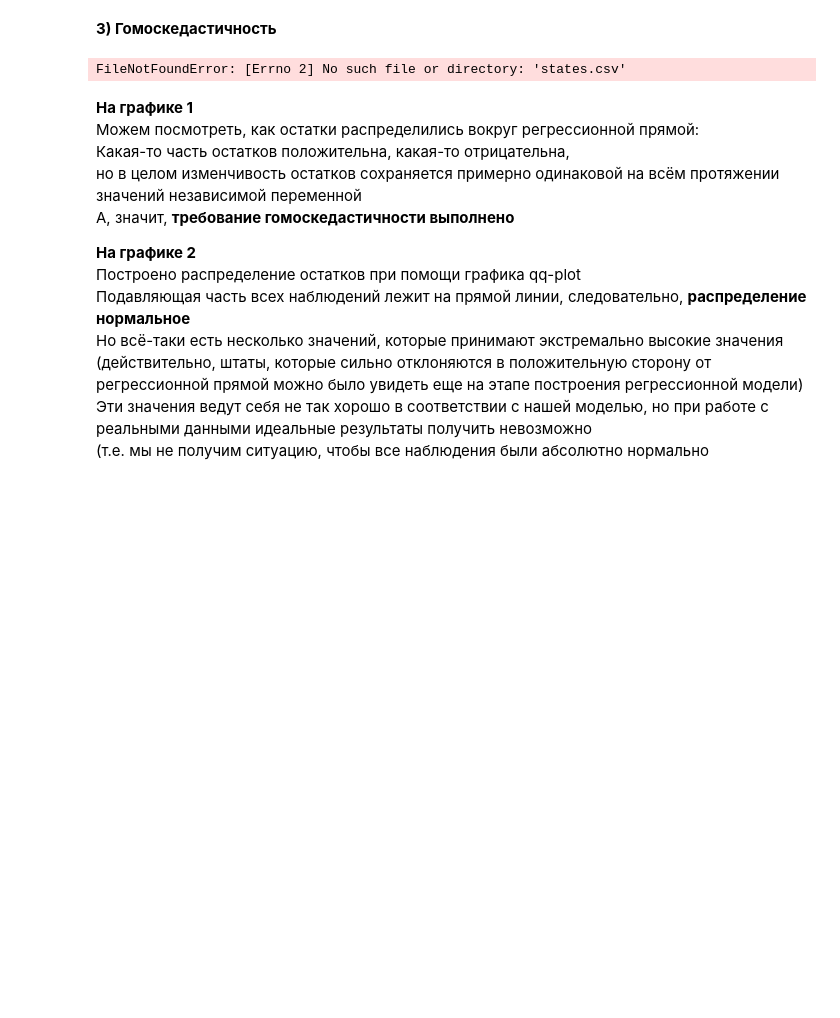
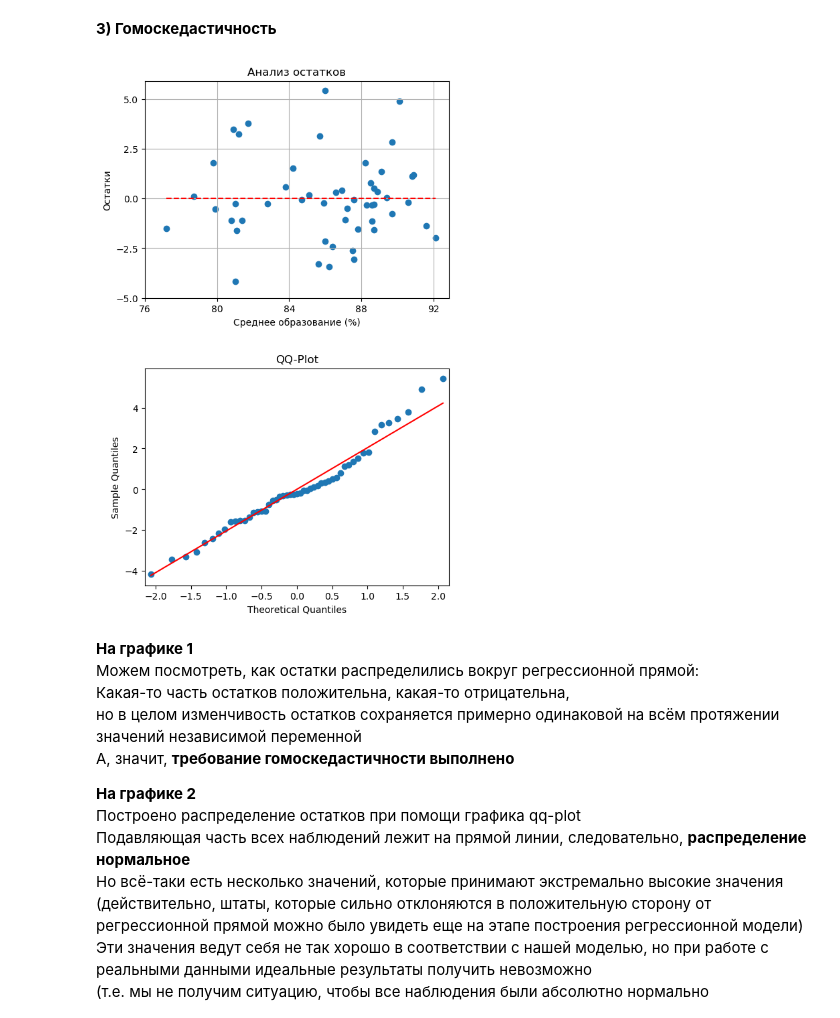
Before and after one commit to Nastya3264/statistics, a Jupyter notebook: statistics_project/task_1/regression_task.ipynb, the cells around one changed output. Saved outputs shown, nothing was run; the diff lists cells and outputs as text; code cells hidden in the pictures; blank space fills up the shorter version.

```diff
--- a/statistics_project/task_1/regression_task.ipynb
+++ b/statistics_project/task_1/regression_task.ipynb
@@ -254,36 +254,36 @@ import statsmodels.formula.api as sm
 import statsmodels.api as sma
 
 # получаем данные и вычисляем коэффициенты регрессионной модели
-data=pd.read_csv('states.csv', sep=',')
+data=pd.read_csv('..\data\states.csv', sep=',')
 intercept, slope = sm.ols(formula="poverty ~ hs_grad", data=data).fit().params
 X = data['hs_grad']
 Y = data['poverty']
 
 # вычисляем остатки - на сколько Y далека от теоретической модели
 residuals = Y - intercept - slope*X
 x1=np.linspace(min(X),max(X),len(X))
 
 # создаем графики
 fig, (ax1,ax2) = plt.subplots(nrows=2, ncols=1, figsize=(6, 9))
 # scatter plot
 ax1.scatter(X,residuals)
 ax1.plot(x1,[0]*len(x1),'--r')
 # Q-Q plot
 sma.qqplot(residuals, line='s', ax = ax2)
 
 ax1.grid()
 ax1.set_title('Анализ остатков')
 ax1.set_xlabel('Среднее образование (%)')
 ax1.set_ylabel('Остатки')
 ax1.set_xticks(np.arange(76,93, step=4))
 ax1.set_yticks(np.arange(-5,6, step=2.5))
 
 ax2.set_title('QQ-Plot')
 
 fig.tight_layout(pad=3.0)
 plt.show()
 # %% [output]
-FileNotFoundError: [Errno 2] No such file or directory: 'states.csv'
+[figure, added]
 # %% [markdown]
 **На графике 1**
 Можем посмотреть, как остатки распределились вокруг регрессионной прямой:
```
